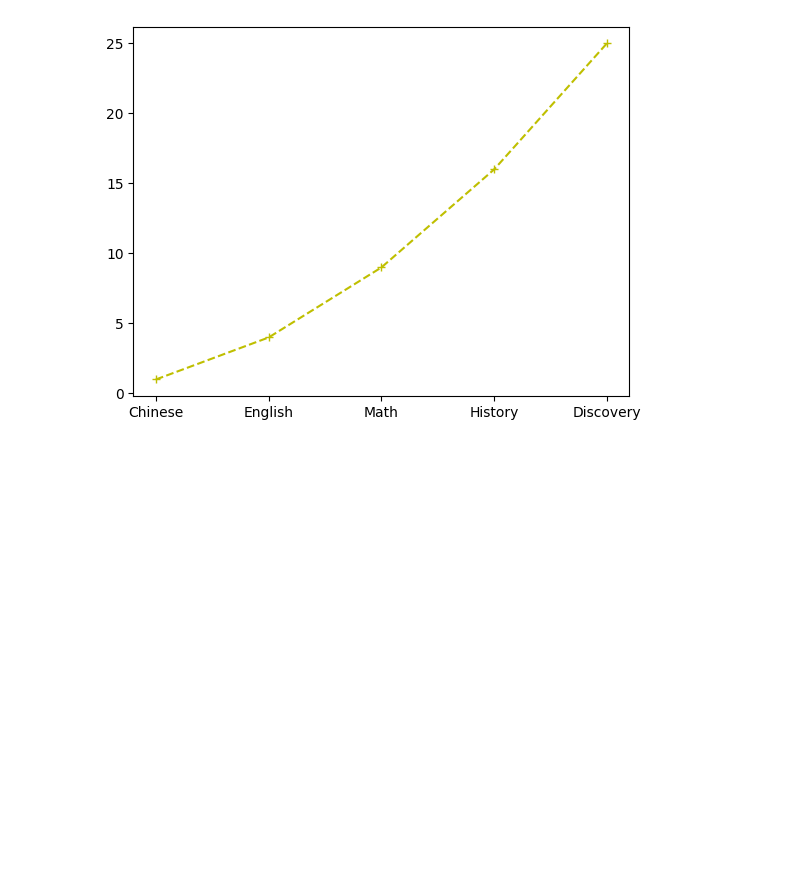
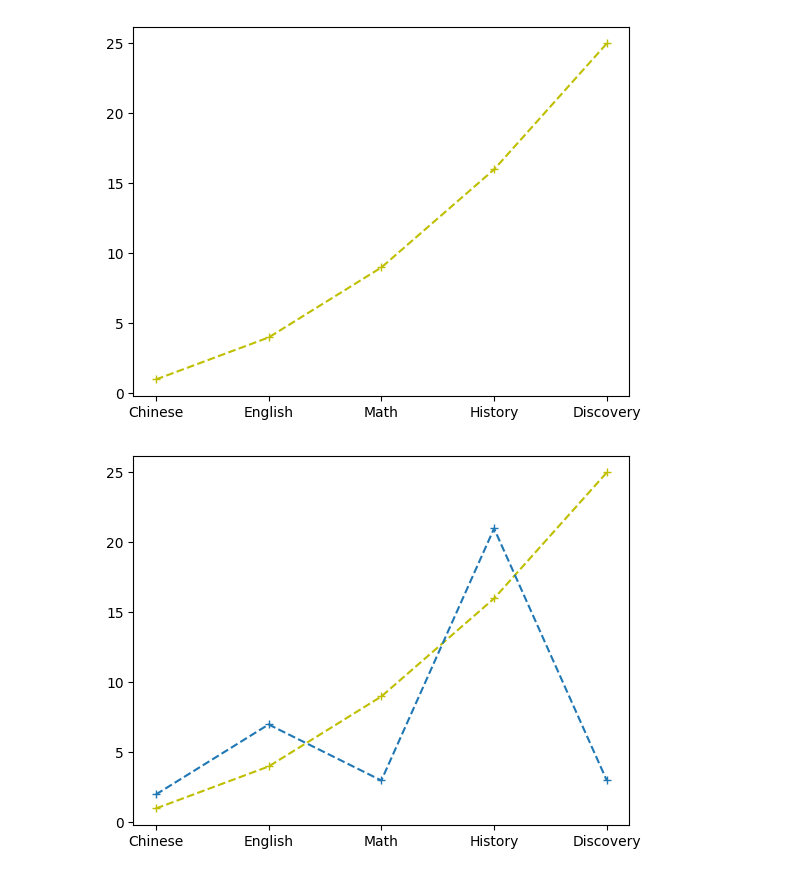
Before and after one commit to sunflower811/PYTHON-study, a Jupyter notebook: LESSONS/lesson12/lesson12_02.ipynb, the cells around one changed output. Cells and saved outputs as stored; diff of their text form; code cells hidden in the pictures; blank space fills up the shorter version.

```diff
--- a/LESSONS/lesson12/lesson12_02.ipynb
+++ b/LESSONS/lesson12/lesson12_02.ipynb
@@ -32,3 +32,18 @@ ax_1.plot(['Chinese','English','Math','History','Discovery'],[1,4,9,16,25],'+--y
 plt.show()
 # %% [output]
 [figure]
+# %%
+import matplotlib.pyplot as plt
+# step1 figure實體-->畫布
+# step2 axes-->圖表
+fig=plt.figure()
+ax_1=fig.add_subplot(1,1,1)
+subjects=['Chinese','English','Math','History','Discovery']
+nums1=[1,4,9,16,25]
+nums2=[2,7,3,21,3]
+ax_1.plot(subjects,nums1,'+--y')
+ax_1.plot(subjects,nums2,'+--')
+
+plt.show()
+# %% [output]
+[figure, added]
```
